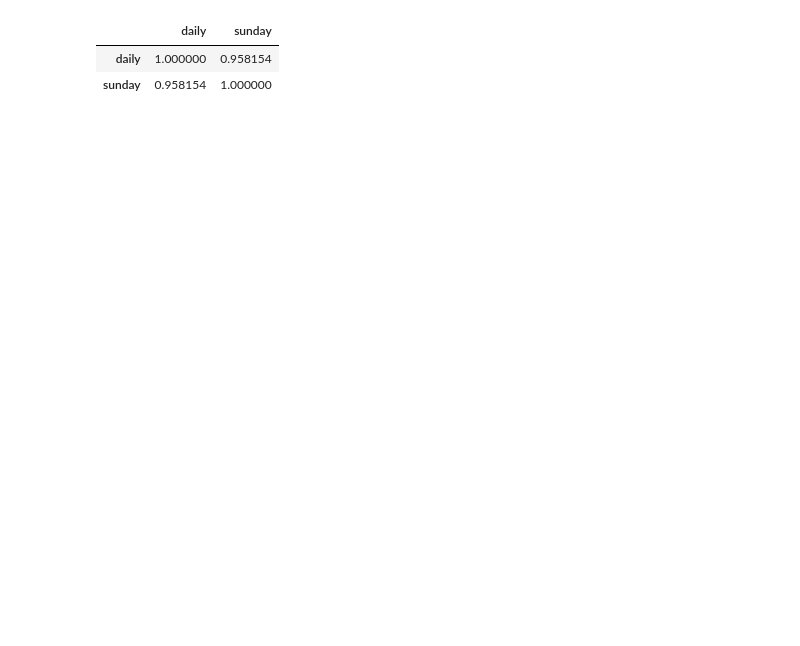
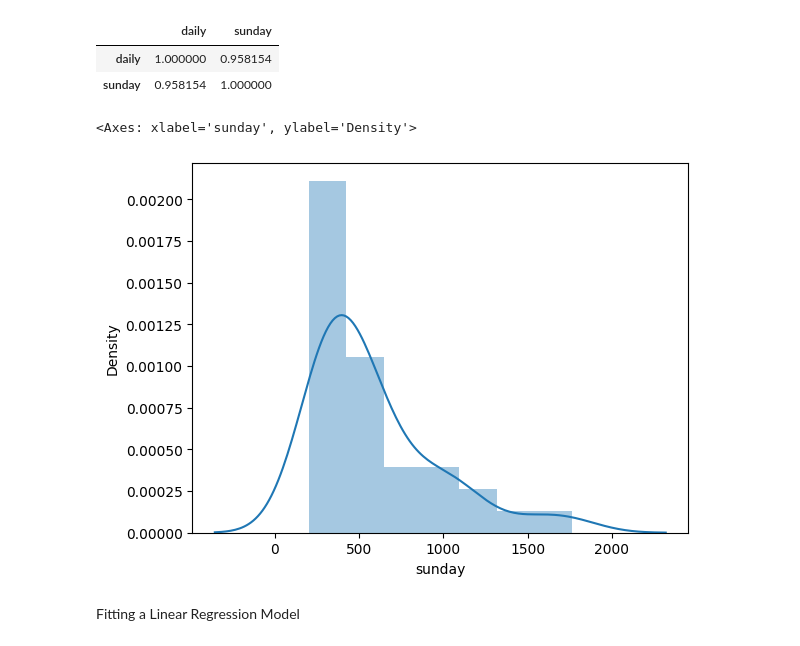
Before and after one commit to NikhithaPatibandla/ExcelR-Tutorials, a Jupyter notebook: Day19.ipynb, the cells around one changed output. Cells and saved outputs as stored; diff of their text form; code cells hidden in the pictures; blank space fills up the shorter version.

Commit message:
Linear Regression

```diff
--- a/Day19.ipynb
+++ b/Day19.ipynb
@@ -82,3 +86,10 @@ data.drop('Newspaper',axis=1).corr()
 # %%
 import warnings
 warnings.filterwarnings('ignore')
+# %%
+sns.distplot(data['sunday'])
+# %% [output]
+<Axes: xlabel='sunday', ylabel='Density'>
+[figure, added]
+# %% [markdown]
+Fitting a Linear Regression Model
```
Also changed, not shown: parts of 9 cells of this notebook.
